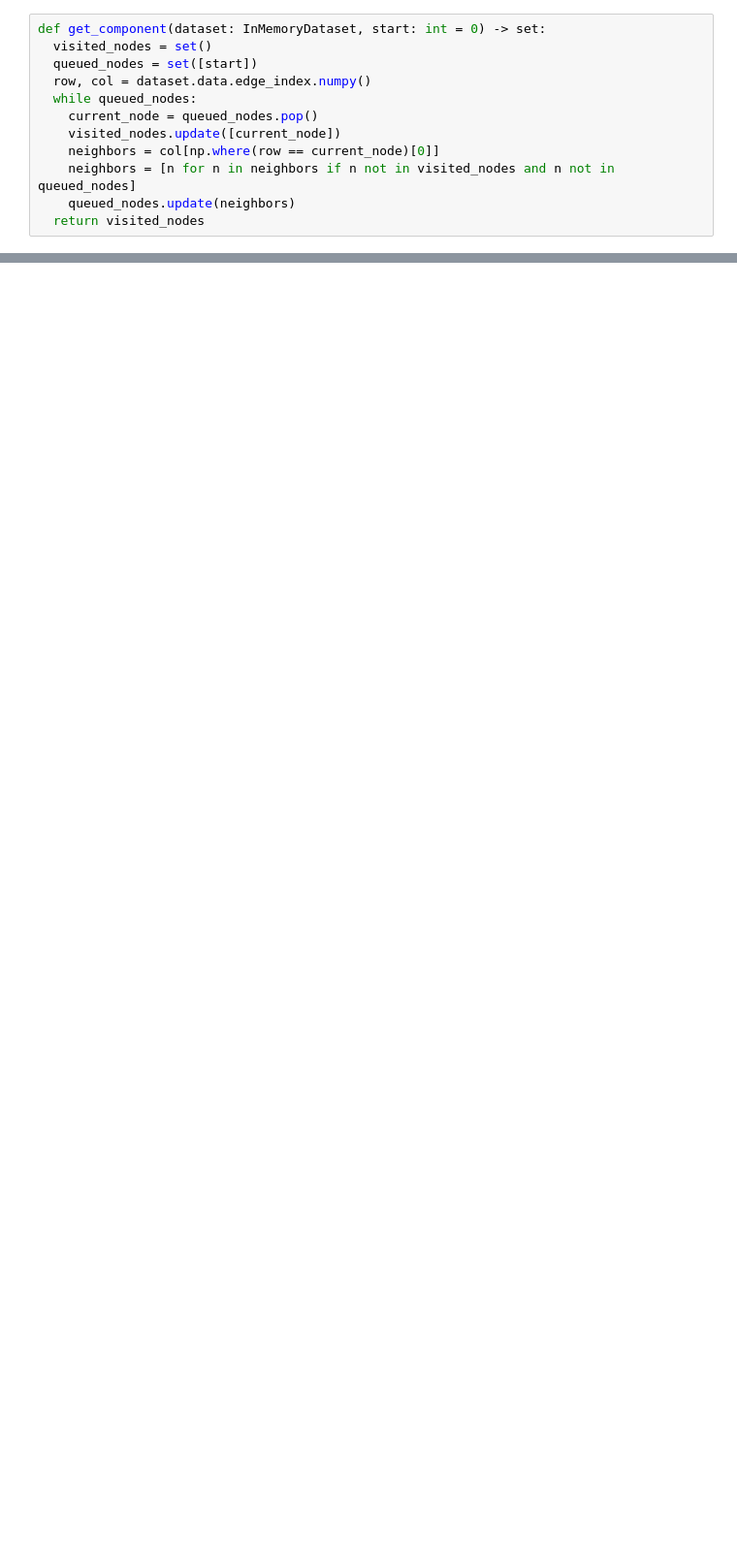
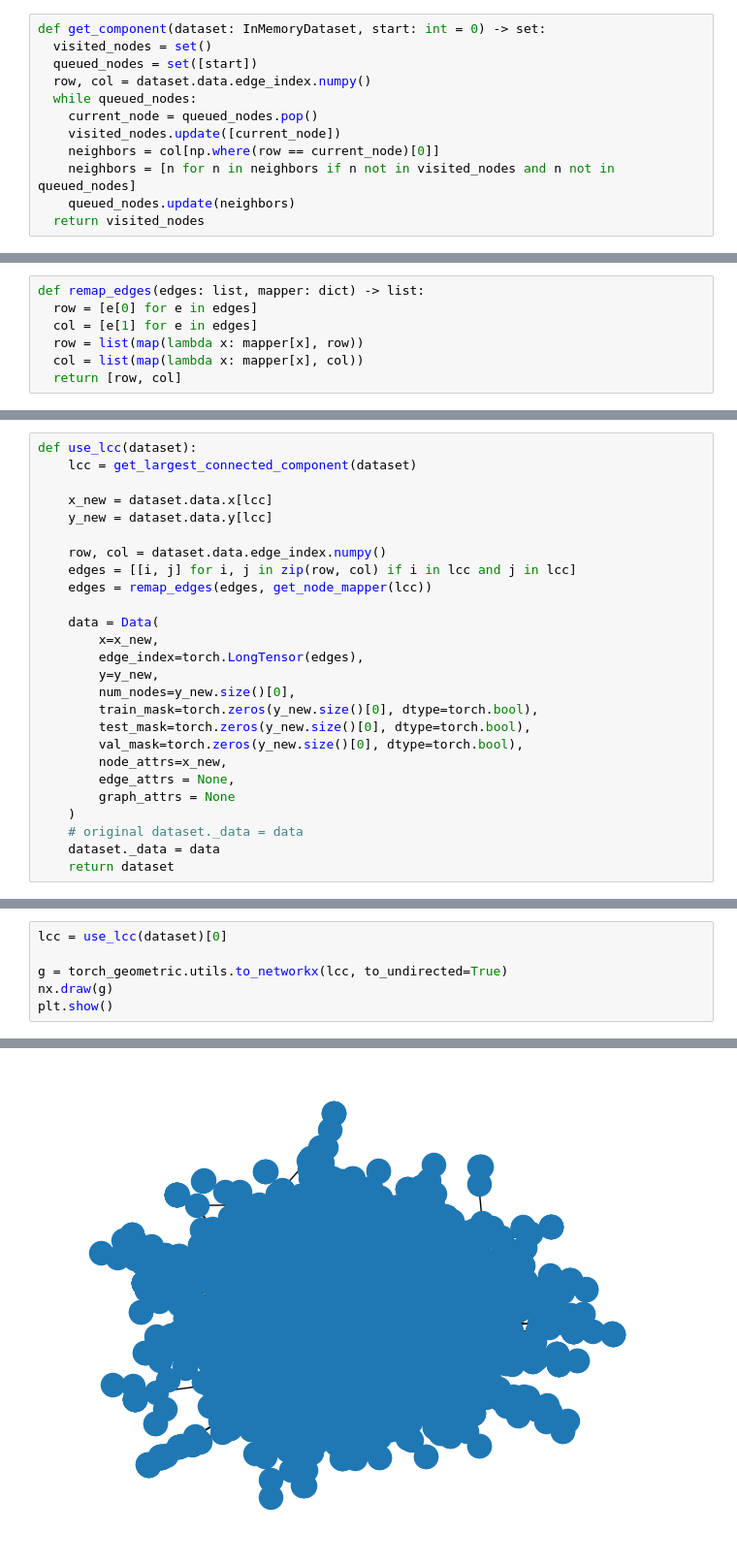
Before and after one commit to ChenS676/subgraph-sketching, a Jupyter notebook: scripts/preprocessing.ipynb, the cells around one changed output, grey strips where cells are left out. Shown at 97% size. Drawn from its saved outputs; the diff is of its cells as text; blank space fills up the shorter version.

```diff
--- a/scripts/preprocessing.ipynb
+++ b/scripts/preprocessing.ipynb
@@ -48,0 +51,7 @@ NameError: name 'np' is not defined
+# %%
+def remap_edges(edges: list, mapper: dict) -> list:
+  row = [e[0] for e in edges]
+  col = [e[1] for e in edges]
+  row = list(map(lambda x: mapper[x], row))
+  col = list(map(lambda x: mapper[x], col))
+  return [row, col]
@@ -48,0 +65,26 @@ NameError: name 'np' is not defined
+# %%
+def use_lcc(dataset):
+    lcc = get_largest_connected_component(dataset)
+
+    x_new = dataset.data.x[lcc]
+    y_new = dataset.data.y[lcc]
+
+    row, col = dataset.data.edge_index.numpy()
+    edges = [[i, j] for i, j in zip(row, col) if i in lcc and j in lcc]
+    edges = remap_edges(edges, get_node_mapper(lcc))
+
+    data = Data(
+        x=x_new,
+        edge_index=torch.LongTensor(edges),
+        y=y_new,
+        num_nodes=y_new.size()[0],
+        train_mask=torch.zeros(y_new.size()[0], dtype=torch.bool),
+        test_mask=torch.zeros(y_new.size()[0], dtype=torch.bool),
+        val_mask=torch.zeros(y_new.size()[0], dtype=torch.bool),
+        node_attrs=x_new,
+        edge_attrs = None,
+        graph_attrs = None
+    )
+    # original dataset._data = data
+    dataset._data = data
+    return dataset
@@ -48,0 +95,7 @@ NameError: name 'np' is not defined
+# %%
+lcc = use_lcc(dataset)[0]
+
+g = torch_geometric.utils.to_networkx(lcc, to_undirected=True)
+nx.draw(g)
+plt.show()
+# %% [output]
@@ -48,0 +103 @@ NameError: name 'np' is not defined
+[figure, added]
```
Also changed, not shown: parts of 10 cells of this notebook, 1 other file.
